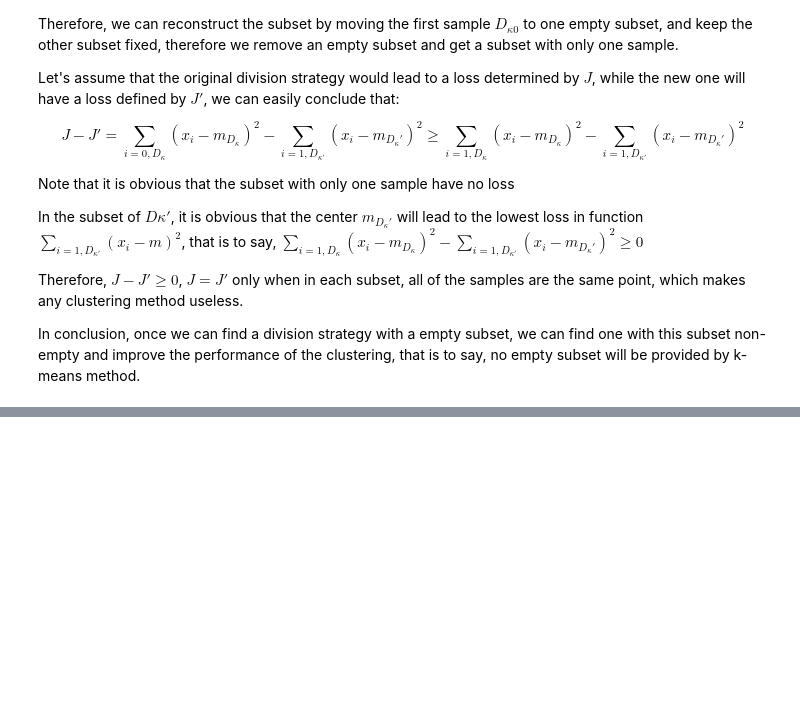
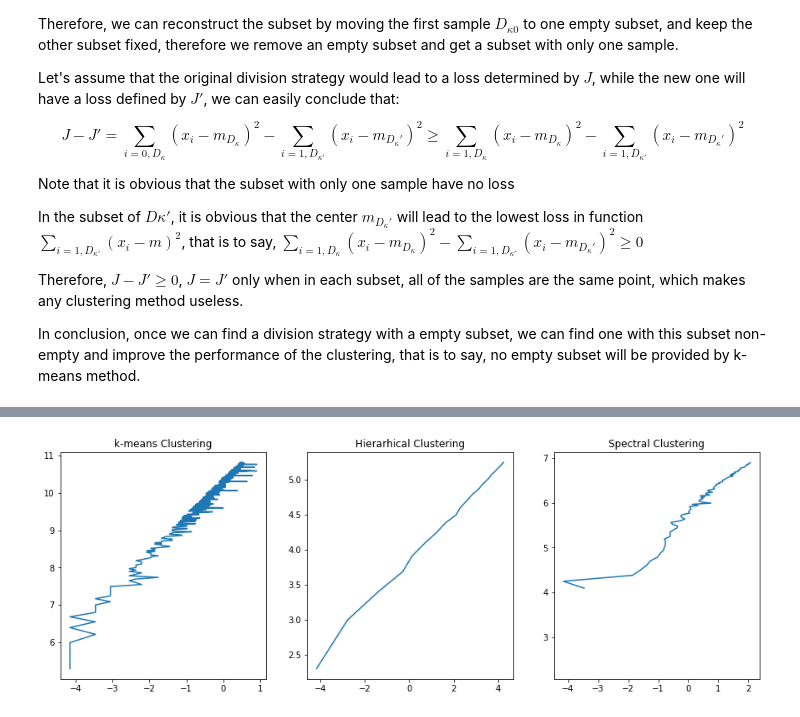
Before and after one commit to ZeroWeight/Pattern-Recognize, a Jupyter notebook: 12_Clustering/Clustering.ipynb, the cells around one changed output, grey strips where cells are left out. Saved outputs shown, nothing was run; the diff lists cells and outputs as text; code cells hidden in the pictures; blank space fills up the shorter version.

Commit message:
Hw12: clustering, and fix bugs about always num and chaos labeling

```diff
--- a/12_Clustering/Clustering.ipynb
+++ b/12_Clustering/Clustering.ipynb
@@ -38,0 +60,18 @@ ModuleNotFoundError: No module named 'scipy.sparse._sparsetools'
+# %%
+import numpy as np
+np.seterr('ignore')
+from matplotlib import pyplot as plt
+import time
+class cluster:
+    '''Base Class of all of the 3 cluter'''
+    def __init__(self, k):
+        '''
+        @para k: number of cluster
+        '''
+        self.k = k
+    def predict(self, X):
+        '''
+        @para X: samples x dimension array
+        @ret y : samples x 1 array, range from 0 ~ k-1
+        '''
+        raise NotImplementedError
@@ -38,0 +266,41 @@ ModuleNotFoundError: No module named 'scipy.sparse._sparsetools'
+# %%
+plt.rcParams["figure.figsize"] = [15,5]
+
+# k-means
+plt.subplot(1,3,1)
+rec = []
+num = range(100,50000,100)
+for n in num:
+    c = k_means(4)
+    a = time.clock()
+    c.predict(np.random.rand(n,2))
+    rec.append(time.clock() - a)
+plt.plot(np.log(np.array(rec)),np.log(np.array(num)))
+plt.title('k-means Clustering')
+
+# hierarhical
+plt.subplot(1,3,2)
+rec = []
+num = range(10,200,10)
+for n in num:
+    c = hierarhical(4)
+    a = time.clock()
+    c.predict(np.random.rand(n,2))
+    rec.append(time.clock() - a)
+plt.plot(np.log(np.array(rec)),np.log(np.array(num)))
+plt.title('Hierarhical Clustering')
+
+# spectral
+plt.subplot(1,3,3)
+rec = []
+num = range(10,1000,10)
+for n in num:
+    c = spectral(4)
+    a = time.clock()
+    c.predict(np.random.rand(n,2))
+    rec.append(time.clock() - a)
+plt.plot(np.log(np.array(rec)),np.log(np.array(num)))
+plt.title('Spectral Clustering')
+plt.show()
+# %% [output]
+[figure, added]
```
Also changed, not shown: parts of 20 cells of this notebook, 3 other files.
